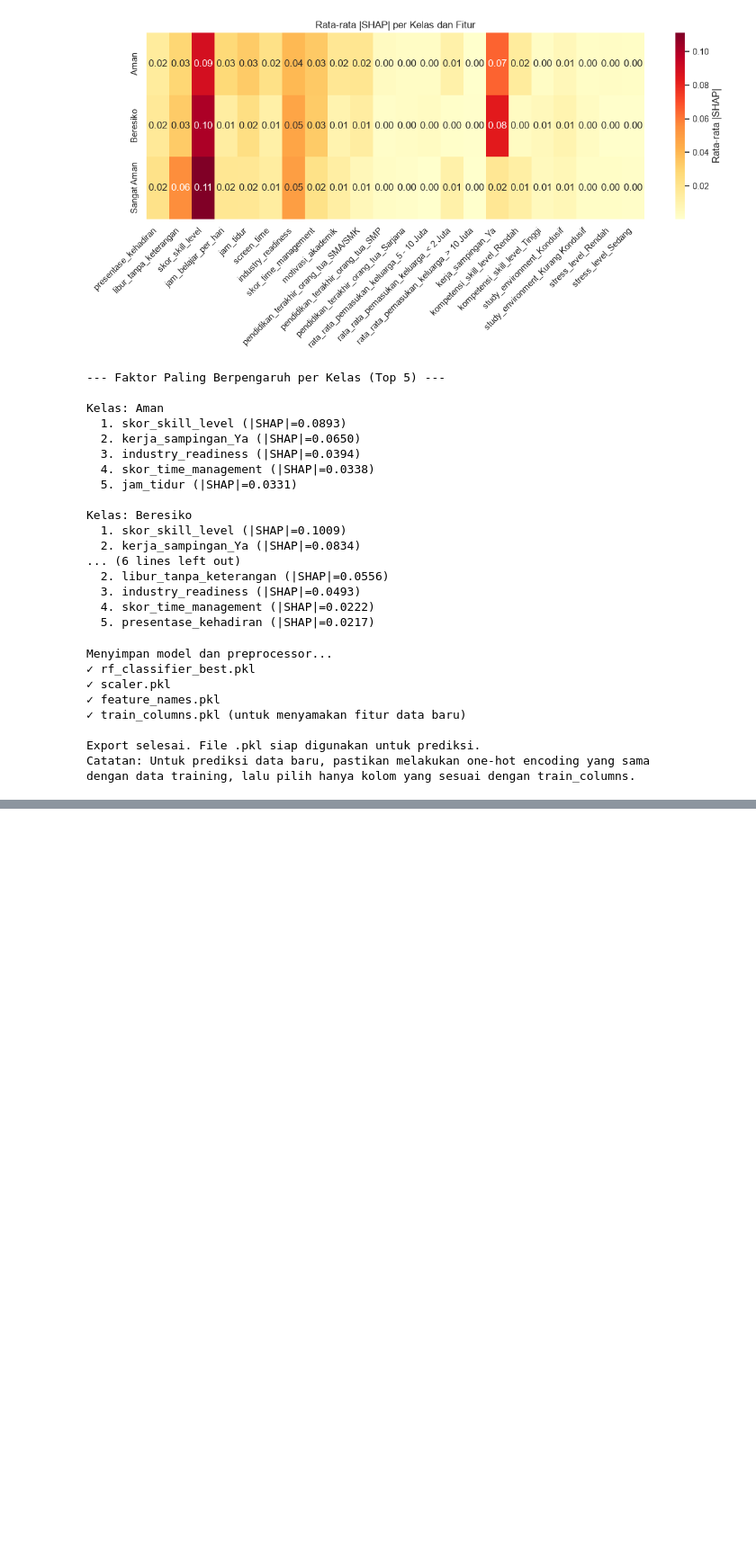
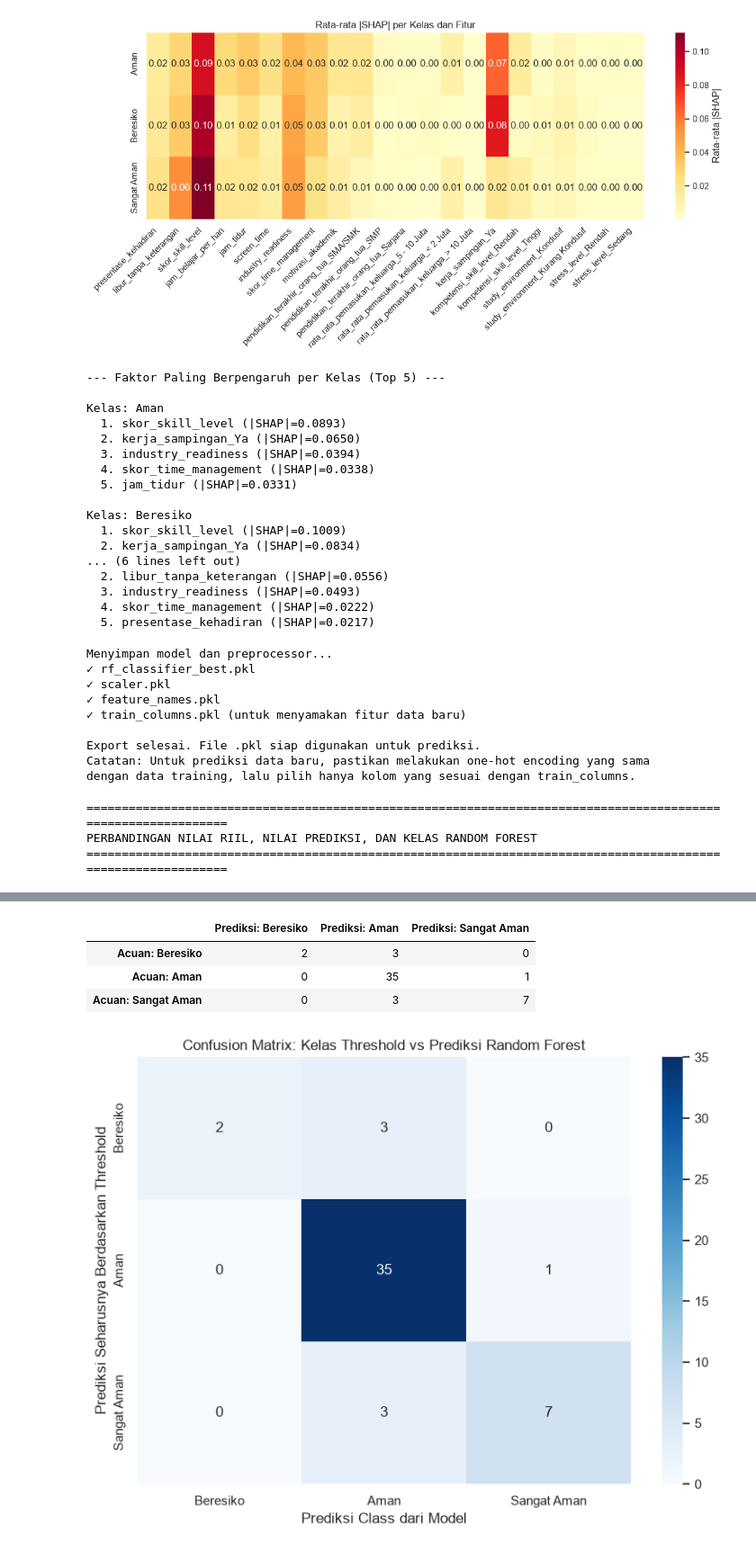
Before and after one commit to muhammadsyauqijazuli/VOCAVISION, a Jupyter notebook: backend/ml_model/final_model_rf .ipynb, the cells around one changed output, grey strips where cells are left out. Shown at 90% size. Drawn from its saved outputs; the diff is of its cells as text; code cells hidden in the pictures; blank space fills up the shorter version.

Commit message:
feat: add machine learning models, datasets, manual calculation artifacts, and database migrations

```diff
--- a/backend/ml_model/final_model_rf.ipynb
+++ b/backend/ml_model/final_model_rf .ipynb
@@ -564,7 +564,73 @@ print(f"RMSE prediksi nilai rata-rata rapor     : {rmse_numerik:.4f}")
 print(f"R² prediksi nilai rata-rata rapor       : {r2_numerik:.4f}")
 print(f"Akurasi kelas model vs kelas threshold  : {akurasi_kelas_threshold * 100:.2f}%")
 
-# 9. Opsional: simpan tabel hasil untuk dokumentasi skripsi
+# 9. Hitung jumlah prediksi kelas yang benar dan miss
+# Kelas acuan = hasil penerapan threshold terhadap nilai rapor aktual.
+# Kelas prediksi = hasil Random Forest Classifier.
+jumlah_benar = int(np.sum(np.asarray(kelas_seharusnya) == kelas_prediksi_model))
+jumlah_miss = int(len(kelas_seharusnya) - jumlah_benar)
+persentase_benar = (jumlah_benar / len(kelas_seharusnya) * 100) if len(kelas_seharusnya) else 0.0
+persentase_miss = (jumlah_miss / len(kelas_seharusnya) * 100) if len(kelas_seharusnya) else 0.0
+
+print("=" * 60)
+print("HASIL KESESUAIAN PREDIKSI KELAS")
+print("=" * 60)
+print(f"Jumlah prediksi benar : {jumlah_benar} dari {len(kelas_seharusnya)} data ({persentase_benar:.2f}%)")
+print(f"Jumlah prediksi miss  : {jumlah_miss} dari {len(kelas_seharusnya)} data ({persentase_miss:.2f}%)")
+
+# Tambahkan status kecocokan pada tabel agar baris yang miss mudah ditelusuri
+hasil_perbandingan["Keterangan Prediksi Class"] = np.where(
+    hasil_perbandingan["Prediksi Seharusnya Berdasarkan Threshold"]
+    == hasil_perbandingan["Prediksi Class dari Model"],
+    "Benar",
+    "Miss"
+)
+
+# 10. Confusion Matrix: kelas threshold (aktual/acuan) vs kelas prediksi model
+urutan_kelas = ["Beresiko", "Aman", "Sangat Aman"]
+cm_perbandingan = confusion_matrix(
+    kelas_seharusnya,
+    kelas_prediksi_model,
+    labels=urutan_kelas
+)
+
+print("Confusion Matrix (baris = kelas acuan, kolom = prediksi model):")
+display(pd.DataFrame(
+    cm_perbandingan,
+    index=[f"Acuan: {kelas}" for kelas in urutan_kelas],
+    columns=[f"Prediksi: {kelas}" for kelas in urutan_kelas]
+))
+
+plt.figure(figsize=(8, 6))
+sns.heatmap(
+    cm_perbandingan,
+    annot=True,
+    fmt="d",
+    cmap="Blues",
+    xticklabels=urutan_kelas,
+    yticklabels=urutan_kelas
+)
+plt.title("Confusion Matrix: Kelas Threshold vs Prediksi Random Forest")
+plt.xlabel("Prediksi Class dari Model")
+plt.ylabel("Prediksi Seharusnya Berdasarkan Threshold")
+plt.tight_layout()
+plt.show()
+
+# Laporan per kelas untuk melengkapi confusion matrix
+print("\\nClassification Report (kelas acuan vs prediksi model):")
+print(classification_report(
+    kelas_seharusnya,
+    kelas_prediksi_model,
+    labels=urutan_kelas,
+    target_names=urutan_kelas,
+    zero_division=0
+))
+
+# 11. Opsional: simpan tabel hasil untuk dokumentasi skripsi
 nama_file_hasil = 'perbandingan_nilai_rapor_test.csv'
 hasil_perbandingan[kolom_tampil].to_csv(nama_file_hasil, index=False)
 print(f"\nTabel perbandingan disimpan ke: {nama_file_hasil}")
+# %% [output]
+==============================================================================================================
+PERBANDINGAN NILAI RIIL, NILAI PREDIKSI, DAN KELAS RANDOM FOREST
+==============================================================================================================
@@ -570,0 +666,5 @@ print(f"\nTabel perbandingan disimpan ke: {nama_file_hasil}")
+|  | Prediksi: Beresiko | Prediksi: Aman | Prediksi: Sangat Aman |
+| Acuan: Beresiko | 2 | 3 | 0 |
+| Acuan: Aman | 0 | 35 | 1 |
+| Acuan: Sangat Aman | 0 | 3 | 7 |
+[figure, added]
```
Also changed, not shown: parts of 1 cell of this notebook.
